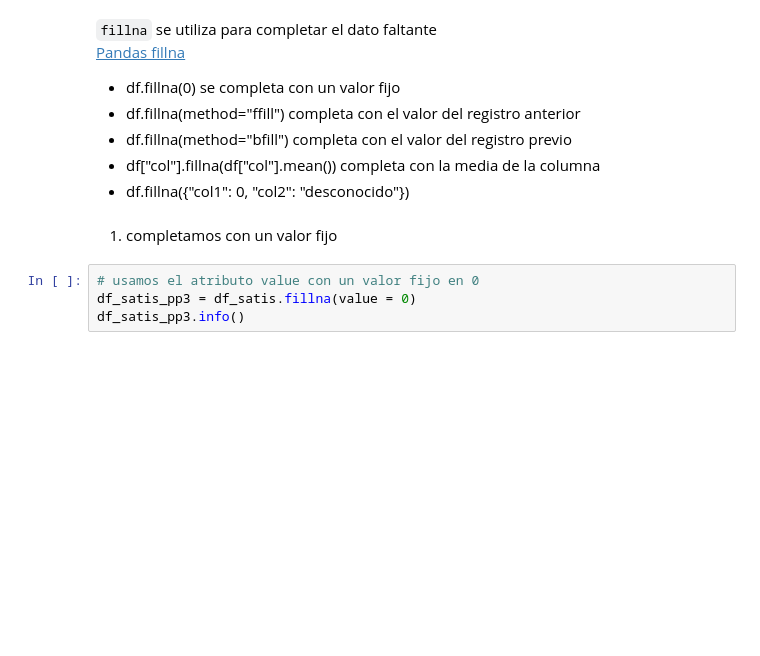
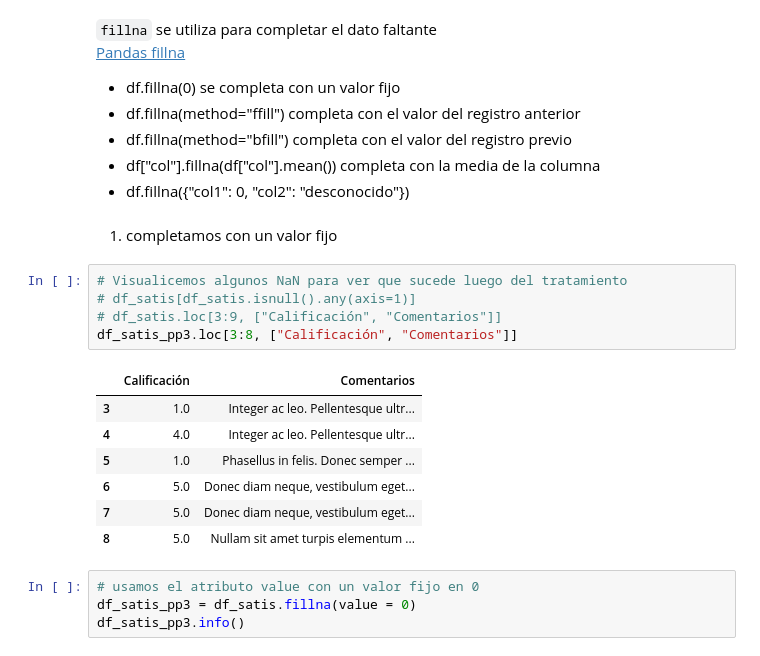
Before and after one commit to wvelazquez7/TT-2C2025-Data-Analitycs-Notebooks, a Jupyter notebook: Clase_5/Clase_05_NB1.ipynb, the cells around one changed output. Saved outputs shown, nothing was run; the diff lists cells and outputs as text; blank space fills up the shorter version.

```diff
--- a/Clase_5/Clase_05_NB1.ipynb
+++ b/Clase_5/Clase_05_NB1.ipynb
@@ -151,6 +207,19 @@ df_satis_pp2.info()
 * df.fillna({"col1": 0, "col2": "desconocido"})
 # %% [markdown]
 1. completamos con un valor fijo
+# %%
+# Visualicemos algunos NaN para ver que sucede luego del tratamiento
+# df_satis[df_satis.isnull().any(axis=1)]
+# df_satis.loc[3:9, ["Calificación", "Comentarios"]]
+df_satis_pp3.loc[3:8, ["Calificación", "Comentarios"]]
+# %% [output]
+|  | Calificación | Comentarios |
+| 3 | 1.0 | Integer ac leo. Pellentesque ultr... |
+| 4 | 4.0 | Integer ac leo. Pellentesque ultr... |
+| 5 | 1.0 | Phasellus in felis. Donec semper ... |
+| 6 | 5.0 | Donec diam neque, vestibulum eget... |
+| 7 | 5.0 | Donec diam neque, vestibulum eget... |
+| 8 | 5.0 | Nullam sit amet turpis elementum ... |
 # %%
 # usamos el atributo value con un valor fijo en 0
 df_satis_pp3 = df_satis.fillna(value = 0)
```
Also changed, not shown: parts of 51 cells of this notebook, 2 other files.
